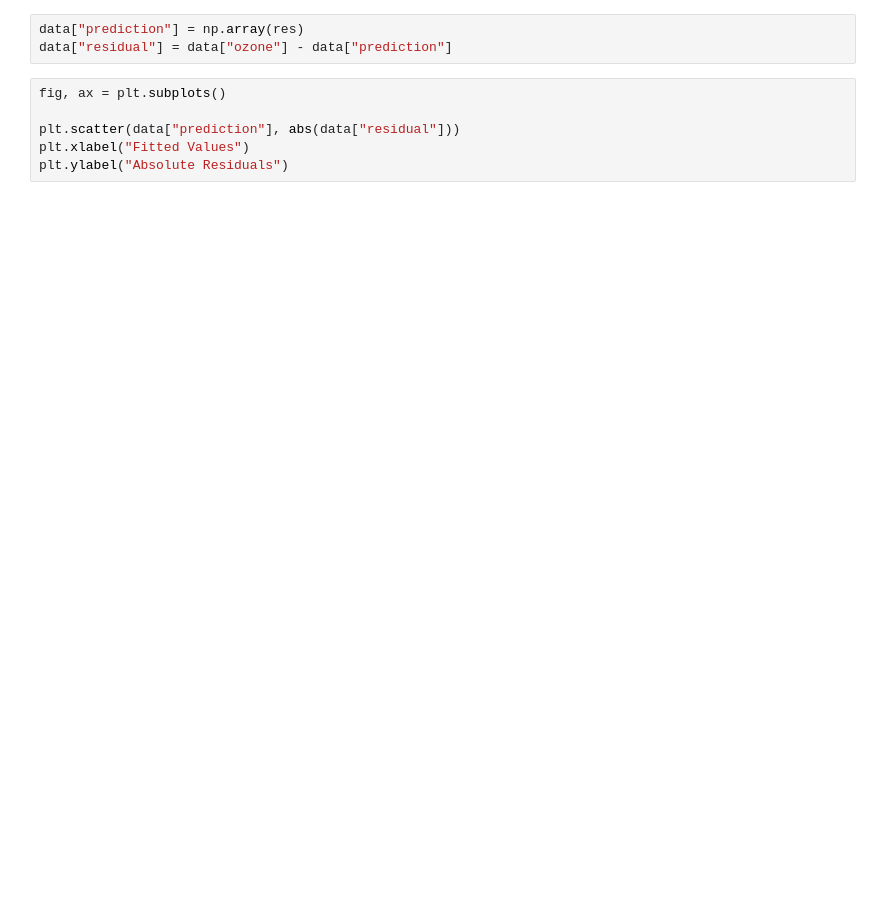
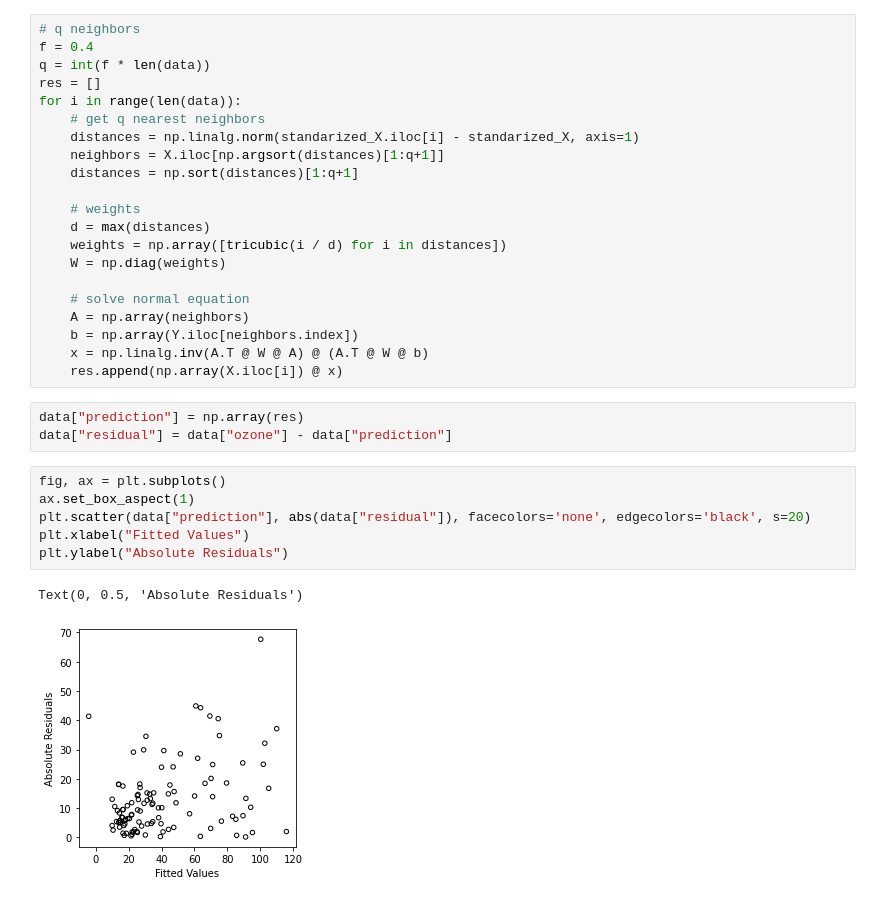
Before and after one commit to santifiorino/loess, a Jupyter notebook: experimentation.ipynb, the cells around one changed output. Saved outputs shown, nothing was run; the diff lists cells and outputs as text; blank space fills up the shorter version.

```diff
--- a/experimentation.ipynb
+++ b/experimentation.ipynb
@@ -66,12 +89,36 @@ for i in range(len(data)):
+# %%
+# q neighbors
+f = 0.4
+q = int(f * len(data))
+res = []
+for i in range(len(data)):
+    # get q nearest neighbors
+    distances = np.linalg.norm(standarized_X.iloc[i] - standarized_X, axis=1)
+    neighbors = X.iloc[np.argsort(distances)[1:q+1]]
+    distances = np.sort(distances)[1:q+1]
+
+    # weights
+    d = max(distances)
+    weights = np.array([tricubic(i / d) for i in distances])
+    W = np.diag(weights)
+
+    # solve normal equation
+    A = np.array(neighbors)
+    b = np.array(Y.iloc[neighbors.index])
+    x = np.linalg.inv(A.T @ W @ A) @ (A.T @ W @ b)
+    res.append(np.array(X.iloc[i]) @ x)
 # %%
 data["prediction"] = np.array(res)
 data["residual"] = data["ozone"] - data["prediction"]
 # %%
 fig, ax = plt.subplots()
-
-plt.scatter(data["prediction"], abs(data["residual"]))
+ax.set_box_aspect(1)
+plt.scatter(data["prediction"], abs(data["residual"]), facecolors='none', edgecolors='black', s=20)
 plt.xlabel("Fitted Values")
 plt.ylabel("Absolute Residuals")
+# %% [output]
+Text(0, 0.5, 'Absolute Residuals')
+[figure, added]
 # %%
 fig, ax = plt.subplots()
 ax.set_box_aspect(1)
```
Also changed, not shown: parts of 9 cells of this notebook.
